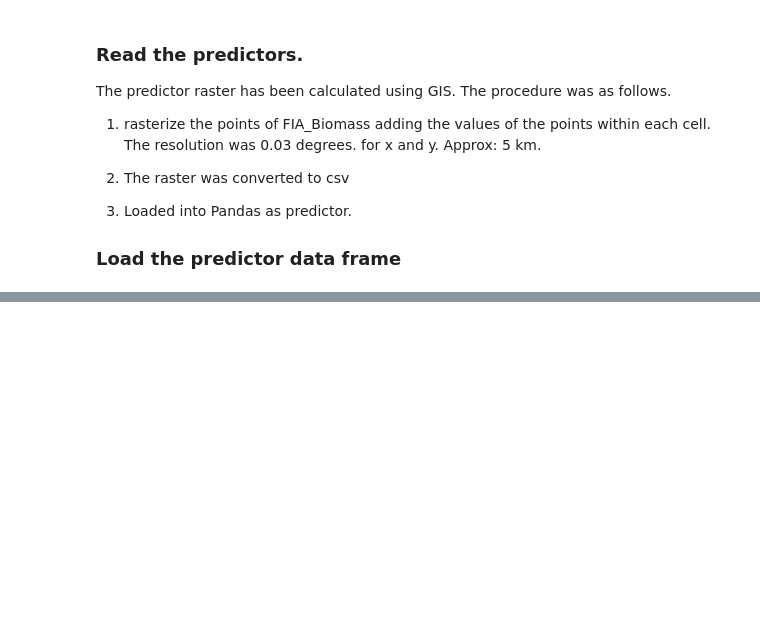
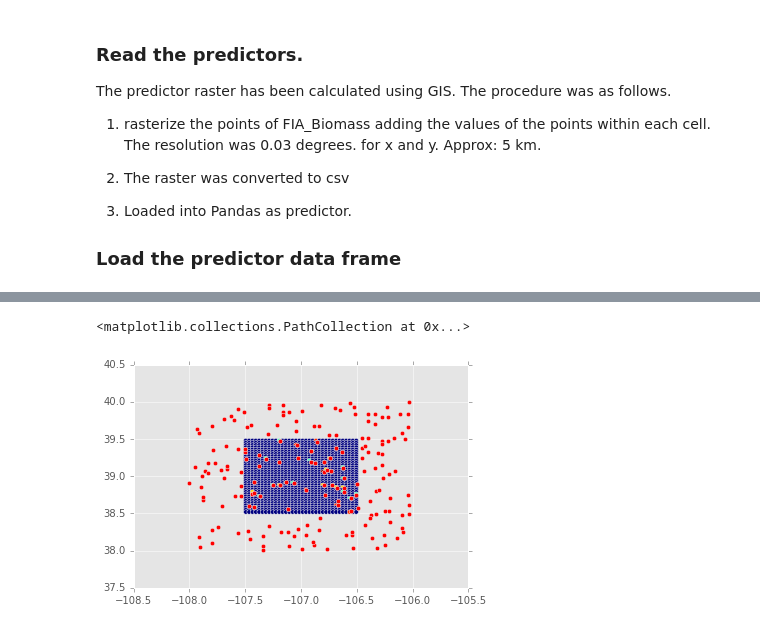
Before and after one commit to molgor/spystats, a Jupyter notebook: notebooks/demo/Kriging_with_a_given_model.ipynb, the cells around one changed output, grey strips where cells are left out. Drawn from its saved outputs; the diff is of its cells as text; code cells hidden in the pictures; blank space fills up the shorter version.

```diff
--- a/notebooks/demo/Kriging_with_a_given_model.ipynb
+++ b/notebooks/demo/Kriging_with_a_given_model.ipynb
@@ -265,0 +176,11 @@ plt.scatter(pred_section.Lon,pred_section.Lat,c=Sx, s=100)
+# %%
+def getInnerBlockExtent(minx,maxx,miny,maxy):
+    # magnitud to shrink
+    shrk = 0.5
+    shrink = lambda x : x - ( float(x)/abs(x) * shrk )
+    shrink_inv = lambda x : x + ( float(x)/abs(x) * shrk )
+    mminx = shrink(minx)
+    mmaxx = shrink_inv(maxx)
+    mminy = shrink_inv(miny)
+    mmaxy = shrink(maxy)
+    return (mminx,mmaxx,mminy,mmaxy)
@@ -265,0 +226,7 @@ plt.scatter(pred_section.Lon,pred_section.Lat,c=Sx, s=100)
+# %%
+pred_section = tools._subselectDataFrameByCoordinates(predictors,'Lon','Lat',nminx, nmaxx, nminy, nmaxy)
+plt.scatter(pred_section.Lon,pred_section.Lat,c=pred_section.logSppN)
+plt.scatter(section.LON,section.LAT,c='red')
+# %% [output]
+<matplotlib.collections.PathCollection at 0x...>
+[figure, added]
```
Also changed, not shown: parts of 84 cells of this notebook, 1 other file.
